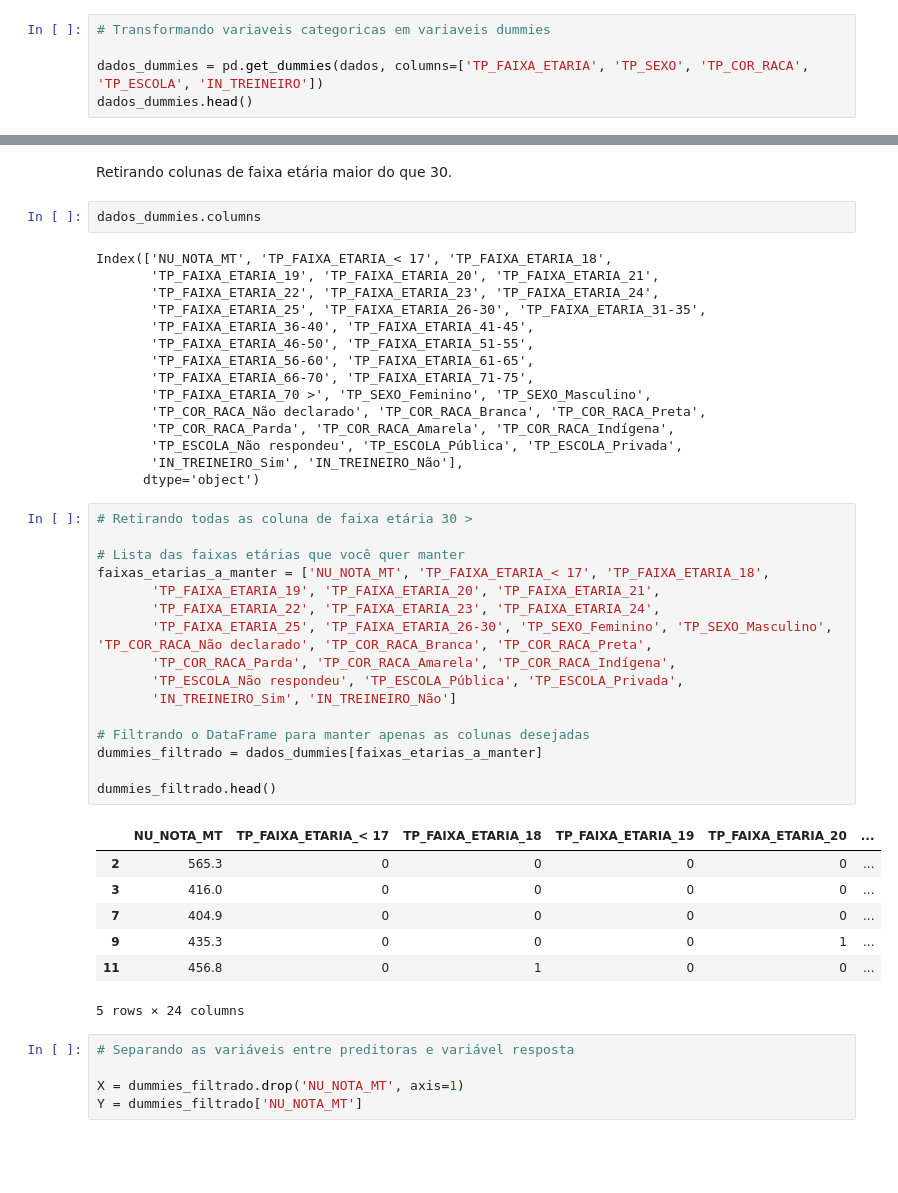
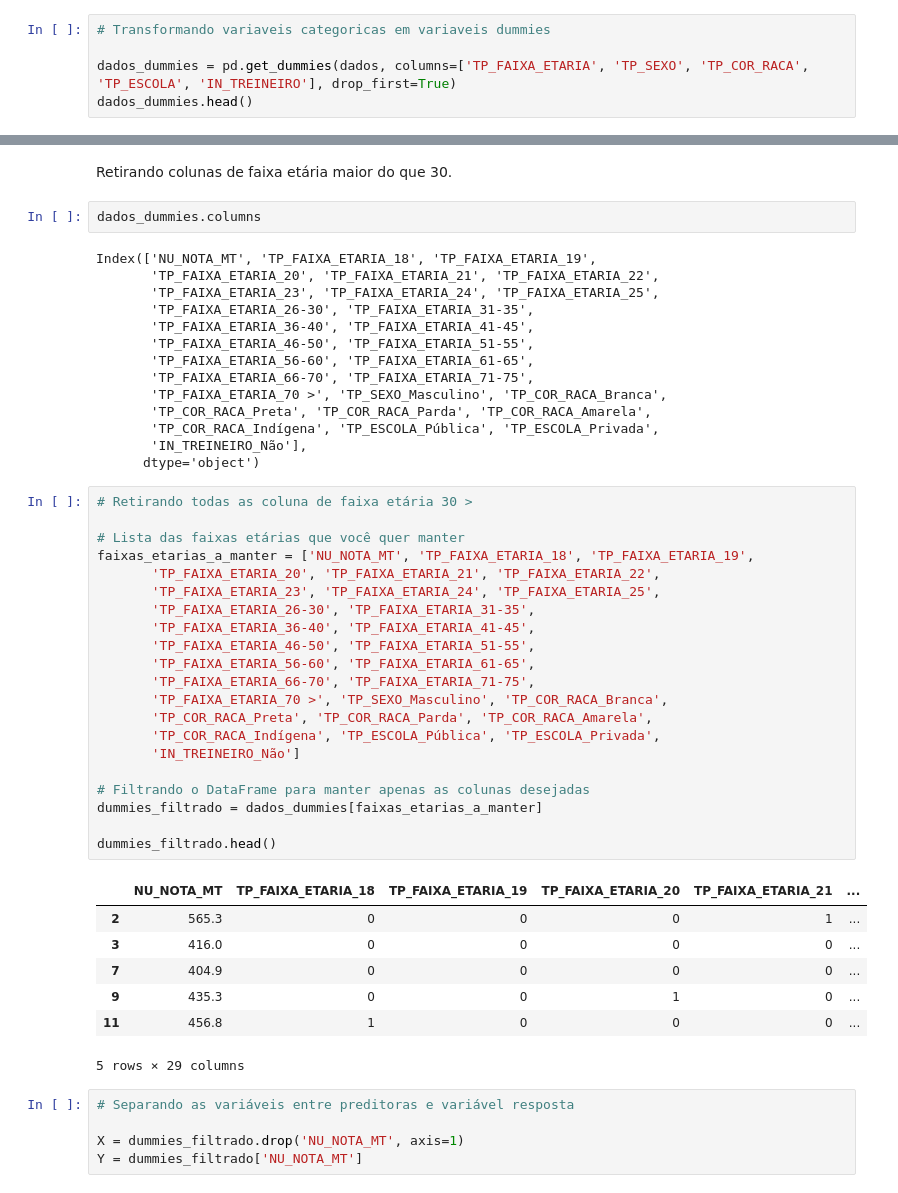
Before and after one commit to MateusMarinheiro18/Projeto-2-Ciencia-dos-Dados, a Jupyter notebook: principal.ipynb, the cells around one changed output, grey strips where cells are left out. Drawn from its saved outputs; the diff is of its cells as text; blank space fills up the shorter version.

```diff
--- a/principal.ipynb
+++ b/principal.ipynb
@@ -320,6 +320,6 @@ def regress(Y,X):
 # %%
 # Transformando variaveis categoricas em variaveis dummies
 
-dados_dummies = pd.get_dummies(dados, columns=['TP_FAIXA_ETARIA', 'TP_SEXO', 'TP_COR_RACA', 'TP_ESCOLA', 'IN_TREINEIRO'])
+dados_dummies = pd.get_dummies(dados, columns=['TP_FAIXA_ETARIA', 'TP_SEXO', 'TP_COR_RACA', 'TP_ESCOLA', 'IN_TREINEIRO'], drop_first=True)
 dados_dummies.head()
 # %% [output]
@@ -358,44 +358,48 @@ Retirando colunas de faixa etária maior do que 30.
 # %%
 dados_dummies.columns
 # %% [output]
-Index(['NU_NOTA_MT', 'TP_FAIXA_ETARIA_< 17', 'TP_FAIXA_ETARIA_18',
-       'TP_FAIXA_ETARIA_19', 'TP_FAIXA_ETARIA_20', 'TP_FAIXA_ETARIA_21',
-       'TP_FAIXA_ETARIA_22', 'TP_FAIXA_ETARIA_23', 'TP_FAIXA_ETARIA_24',
-       'TP_FAIXA_ETARIA_25', 'TP_FAIXA_ETARIA_26-30', 'TP_FAIXA_ETARIA_31-35',
+Index(['NU_NOTA_MT', 'TP_FAIXA_ETARIA_18', 'TP_FAIXA_ETARIA_19',
+       'TP_FAIXA_ETARIA_20', 'TP_FAIXA_ETARIA_21', 'TP_FAIXA_ETARIA_22',
+       'TP_FAIXA_ETARIA_23', 'TP_FAIXA_ETARIA_24', 'TP_FAIXA_ETARIA_25',
+       'TP_FAIXA_ETARIA_26-30', 'TP_FAIXA_ETARIA_31-35',
        'TP_FAIXA_ETARIA_36-40', 'TP_FAIXA_ETARIA_41-45',
        'TP_FAIXA_ETARIA_46-50', 'TP_FAIXA_ETARIA_51-55',
        'TP_FAIXA_ETARIA_56-60', 'TP_FAIXA_ETARIA_61-65',
        'TP_FAIXA_ETARIA_66-70', 'TP_FAIXA_ETARIA_71-75',
-       'TP_FAIXA_ETARIA_70 >', 'TP_SEXO_Feminino', 'TP_SEXO_Masculino',
-       'TP_COR_RACA_Não declarado', 'TP_COR_RACA_Branca', 'TP_COR_RACA_Preta',
-       'TP_COR_RACA_Parda', 'TP_COR_RACA_Amarela', 'TP_COR_RACA_Indígena',
-       'TP_ESCOLA_Não respondeu', 'TP_ESCOLA_Pública', 'TP_ESCOLA_Privada',
-       'IN_TREINEIRO_Sim', 'IN_TREINEIRO_Não'],
+       'TP_FAIXA_ETARIA_70 >', 'TP_SEXO_Masculino', 'TP_COR_RACA_Branca',
+       'TP_COR_RACA_Preta', 'TP_COR_RACA_Parda', 'TP_COR_RACA_Amarela',
+       'TP_COR_RACA_Indígena', 'TP_ESCOLA_Pública', 'TP_ESCOLA_Privada',
+       'IN_TREINEIRO_Não'],
       dtype='object')
 # %%
 # Retirando todas as coluna de faixa etária 30 >
 
 # Lista das faixas etárias que você quer manter
-faixas_etarias_a_manter = ['NU_NOTA_MT', 'TP_FAIXA_ETARIA_< 17', 'TP_FAIXA_ETARIA_18',
-       'TP_FAIXA_ETARIA_19', 'TP_FAIXA_ETARIA_20', 'TP_FAIXA_ETARIA_21',
-       'TP_FAIXA_ETARIA_22', 'TP_FAIXA_ETARIA_23', 'TP_FAIXA_ETARIA_24',
-       'TP_FAIXA_ETARIA_25', 'TP_FAIXA_ETARIA_26-30', 'TP_SEXO_Feminino', 'TP_SEXO_Masculino', 'TP_COR_RACA_Não declarado', 'TP_COR_RACA_Branca', 'TP_COR_RACA_Preta',
-       'TP_COR_RACA_Parda', 'TP_COR_RACA_Amarela', 'TP_COR_RACA_Indígena',
-       'TP_ESCOLA_Não respondeu', 'TP_ESCOLA_Pública', 'TP_ESCOLA_Privada',
-       'IN_TREINEIRO_Sim', 'IN_TREINEIRO_Não']
+faixas_etarias_a_manter = ['NU_NOTA_MT', 'TP_FAIXA_ETARIA_18', 'TP_FAIXA_ETARIA_19',
+       'TP_FAIXA_ETARIA_20', 'TP_FAIXA_ETARIA_21', 'TP_FAIXA_ETARIA_22',
+       'TP_FAIXA_ETARIA_23', 'TP_FAIXA_ETARIA_24', 'TP_FAIXA_ETARIA_25',
+       'TP_FAIXA_ETARIA_26-30', 'TP_FAIXA_ETARIA_31-35',
+       'TP_FAIXA_ETARIA_36-40', 'TP_FAIXA_ETARIA_41-45',
+       'TP_FAIXA_ETARIA_46-50', 'TP_FAIXA_ETARIA_51-55',
+       'TP_FAIXA_ETARIA_56-60', 'TP_FAIXA_ETARIA_61-65',
+       'TP_FAIXA_ETARIA_66-70', 'TP_FAIXA_ETARIA_71-75',
+       'TP_FAIXA_ETARIA_70 >', 'TP_SEXO_Masculino', 'TP_COR_RACA_Branca',
+       'TP_COR_RACA_Preta', 'TP_COR_RACA_Parda', 'TP_COR_RACA_Amarela',
+       'TP_COR_RACA_Indígena', 'TP_ESCOLA_Pública', 'TP_ESCOLA_Privada',
+       'IN_TREINEIRO_Não']
 
 # Filtrando o DataFrame para manter apenas as colunas desejadas
 dummies_filtrado = dados_dummies[faixas_etarias_a_manter]
 
 dummies_filtrado.head()
 # %% [output]
-|  | NU_NOTA_MT | TP_FAIXA_ETARIA_< 17 | TP_FAIXA_ETARIA_18 | TP_FAIXA_ETARIA_19 | TP_FAIXA_ETARIA_20 | ... |
-| 2 | 565.3 | 0 | 0 | 0 | 0 | ... |
+|  | NU_NOTA_MT | TP_FAIXA_ETARIA_18 | TP_FAIXA_ETARIA_19 | TP_FAIXA_ETARIA_20 | TP_FAIXA_ETARIA_21 | ... |
+| 2 | 565.3 | 0 | 0 | 0 | 1 | ... |
 | 3 | 416.0 | 0 | 0 | 0 | 0 | ... |
 | 7 | 404.9 | 0 | 0 | 0 | 0 | ... |
-| 9 | 435.3 | 0 | 0 | 0 | 1 | ... |
-| 11 | 456.8 | 0 | 1 | 0 | 0 | ... |
+| 9 | 435.3 | 0 | 0 | 1 | 0 | ... |
+| 11 | 456.8 | 1 | 0 | 0 | 0 | ... |
-5 rows × 24 columns
+5 rows × 29 columns
 # %%
 # Separando as variáveis entre preditoras e variável resposta
 
```
Also changed, not shown: parts of 16 cells of this notebook.
